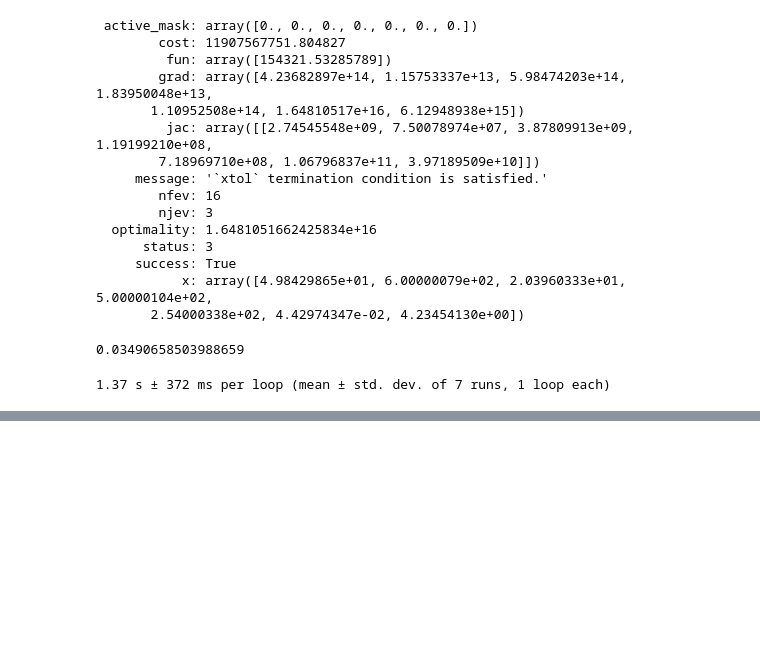
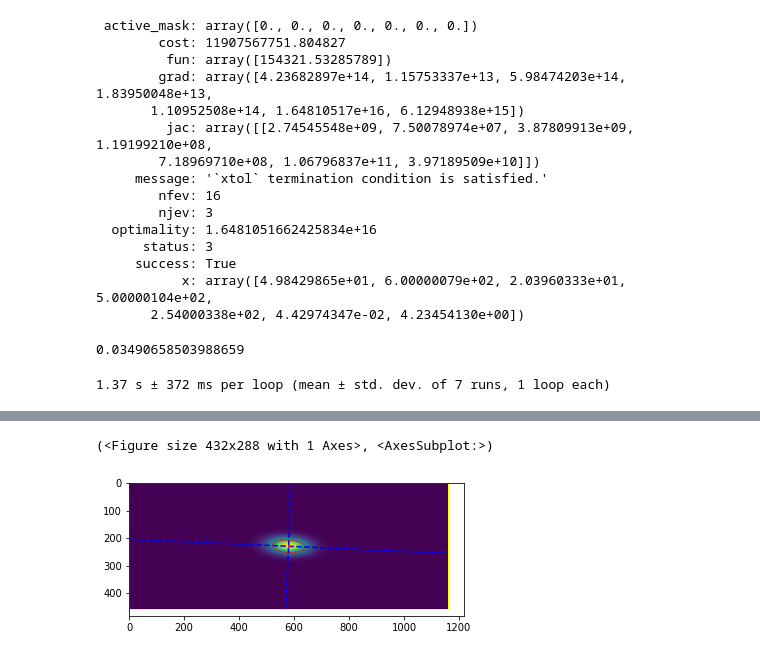
Before and after one commit to lnls-fac/mathphys, a Jupyter notebook: scripts/images.ipynb, the cells around one changed output, grey strips where cells are left out. Drawn from its saved outputs; the diff is of its cells as text; code cells hidden in the pictures; blank space fills up the shorter version.

```diff
--- a/scripts/images.ipynb
+++ b/scripts/images.ipynb
@@ -1327,0 +1364,14 @@ angle_model
+# %%
+x0, y0 = int(img.fitx.roi_center), int(img.fity.roi_center)
+sx, sy = int(1.0*img.fitx.roi_fwhm), int(1.0*img.fity.roi_fwhm)
+
+coef = 5.0
+
+roix = [int(x0 - coef*sx), int(x0 + coef*sx)]
+roiy = [int(y0 - coef*sy), int(y0 + coef*sy)]
+img.roi = [roix, roiy]
+# %%
+img.imshow(cropx=img.fitx.roi, cropy=img.fity.roi)
+# %% [output]
+(<Figure size 432x288 with 1 Axes>, <AxesSubplot:>)
+[figure, added]
```
Also changed, not shown: parts of 12 cells of this notebook, 1 other file.
